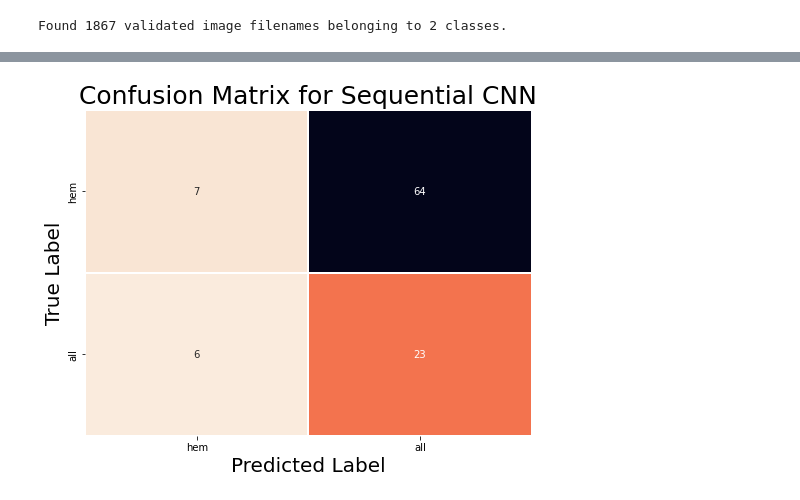
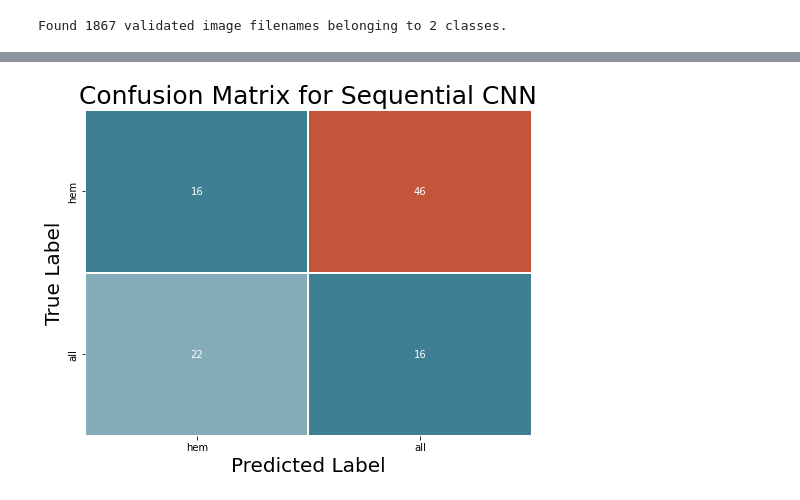
Before and after one commit to suhayb-h/Acute-Lymphoblastic-Leukemia-Classifier, a Jupyter notebook: New_ResNet.ipynb, the cells around one changed output, grey strips where cells are left out. Saved outputs shown, nothing was run; the diff lists cells and outputs as text; code cells hidden in the pictures.

```diff
--- a/New_ResNet.ipynb
+++ b/New_ResNet.ipynb
@@ -119,15 +122,17 @@ weights = {0: 2.15,
 #feature_batch = classifier(image_batch)
 #print(feature_batch.shape)
 # %%
-model_2 = tf.keras.Sequential([
-  classifier_base,
-  tf.keras.layers.Dense(2, activation = 'sigmoid') #Narrows the model to either 'all' or 'hem'
+model_2 = \
+tf.keras.Sequential([
+    classifier_base,
+    tf.keras.layers.Dense(2, activation = 'sigmoid') #Narrows the model to either 'all' or 'hem'
 ])
 
 model_2.compile(
   optimizer = tf.keras.optimizers.Adam(),
   loss = 'CategoricalCrossentropy',
-  metrics = 'CategoricalAccuracy')
+  metrics = 'CategoricalAccuracy'
+  )
 
 model_2.summary()
 # %% [output]
@@ -157,13 +162,19 @@ Train the model
 #    log_dir = log_dir,
 #    histogram_freq = 1) # Enable histogram computation for every epoch
 
-#history_2 =\
-model_2.fit(train_ds,
+early_stop = EarlyStopping(monitor = 'val_categorical_accuracy',
+                           patience = 10,
+                           verbose = 1
+                           )
+
+history_2 = model_2.fit(train_ds,
             validation_data = val_ds,
-            epochs = 5)
-#           class_weight = weights)
+            epochs = 25,
+            class_weight = weights,
+            callbacks = (early_stop)
+            )
 #           callbacks = tensorboard_callback)
-model_2_df = pd.DataFrame(model_2.history)
+model_2_df = pd.DataFrame(history_2.history)
 path_2 =\
 '/content/drive/Othercomputers/My MacBook Air/C-NMC_Leukemia/training_data/model_2.csv'
 
@@ -284,20 +298,24 @@ y_predict_2 = np.argmax(predict_probas_2, axis=1)
 # %%
 y_test_labels = np.argmax(y_test, axis=1)
 conf_mat_2 = confusion_matrix(y_test_labels, y_predict_2)
+
+colour = sns.diverging_palette(220, 20, as_cmap=True)
 
 plt.figure(figsize = (8,6))
 sns.heatmap(conf_mat_2,
             annot = True,
             cbar = False,
             xticklabels = val_ds.class_names,
             yticklabels = val_ds.class_names,
-            cmap = "rocket_r",
-            linewidths = 1)
+            cmap = sns.diverging_palette(220, 20, as_cmap=True),
+            linewidths = 1
+            )
 plt.title('Confusion Matrix for Sequential CNN',
           size = 25,
-          y = 1.01)
+          y = 1.01
+          )
 plt.xlabel("Predicted Label", size = 20)
 plt.ylabel("True Label", size = 20)
 plt.show()
 # %% [output]
-[figure, old version]
+[figure, new version]
```
Also changed, not shown: parts of 8 cells of this notebook.
